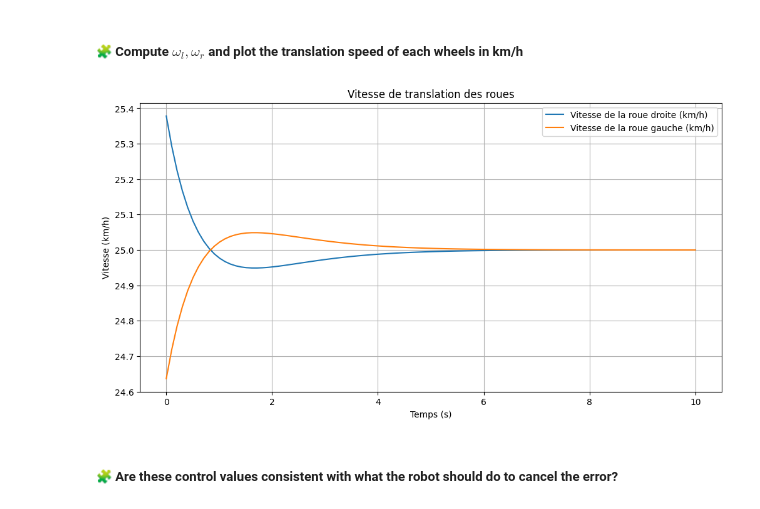
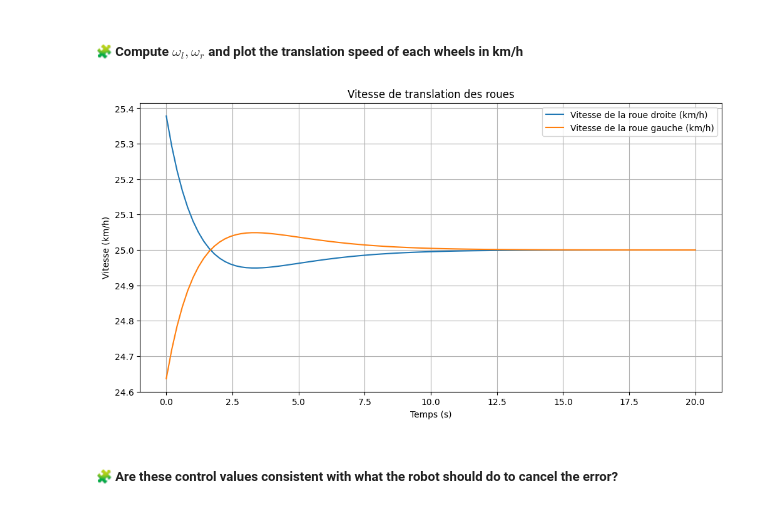
Before and after one commit to saadlf36/control-engineering-with-python-project-2023-2024, a Jupyter notebook: Project-part-2.ipynb, the cells around one changed output. Drawn from its saved outputs; the diff is of its cells as text; code cells hidden in the pictures.

```diff
--- a/Project-part-2.ipynb
+++ b/Project-part-2.ipynb
@@ -707,32 +707,32 @@ dOmega_r = delta_Omega[1,:]
 # %%
 import matplotlib.pyplot as plt
 import numpy as np
 
 
 v = 25
 r = 0.125
 v_mps = v / 3.6
-t = np.linspace(0, 10, 100)
+t = np.linspace(0, 20, 100)
 
 
 omega_l = dOmega_l + v_mps / r
 omega_r = dOmega_r + v_mps / r
 
 
 vitesse_roue_droite = omega_r * r * 3.6
 vitesse_roue_gauche = omega_l * r * 3.6
 
 fig = plt.figure(figsize=(12, 6))
 plt.plot(t, vitesse_roue_droite, label="Vitesse de la roue droite (km/h)")
 plt.plot(t, vitesse_roue_gauche, label="Vitesse de la roue gauche (km/h)")
 plt.title("Vitesse de translation des roues")
 plt.xlabel("Temps (s)")
 plt.ylabel("Vitesse (km/h)")
 plt.grid(True)
 plt.legend()
 plt.show()
 # %% [output]
-[figure, old version]
+[figure, new version]
 # %% [markdown]
 ##### 🧩 Are these control values consistent with what the robot should do to cancel the error?
 # %% [markdown]
```
